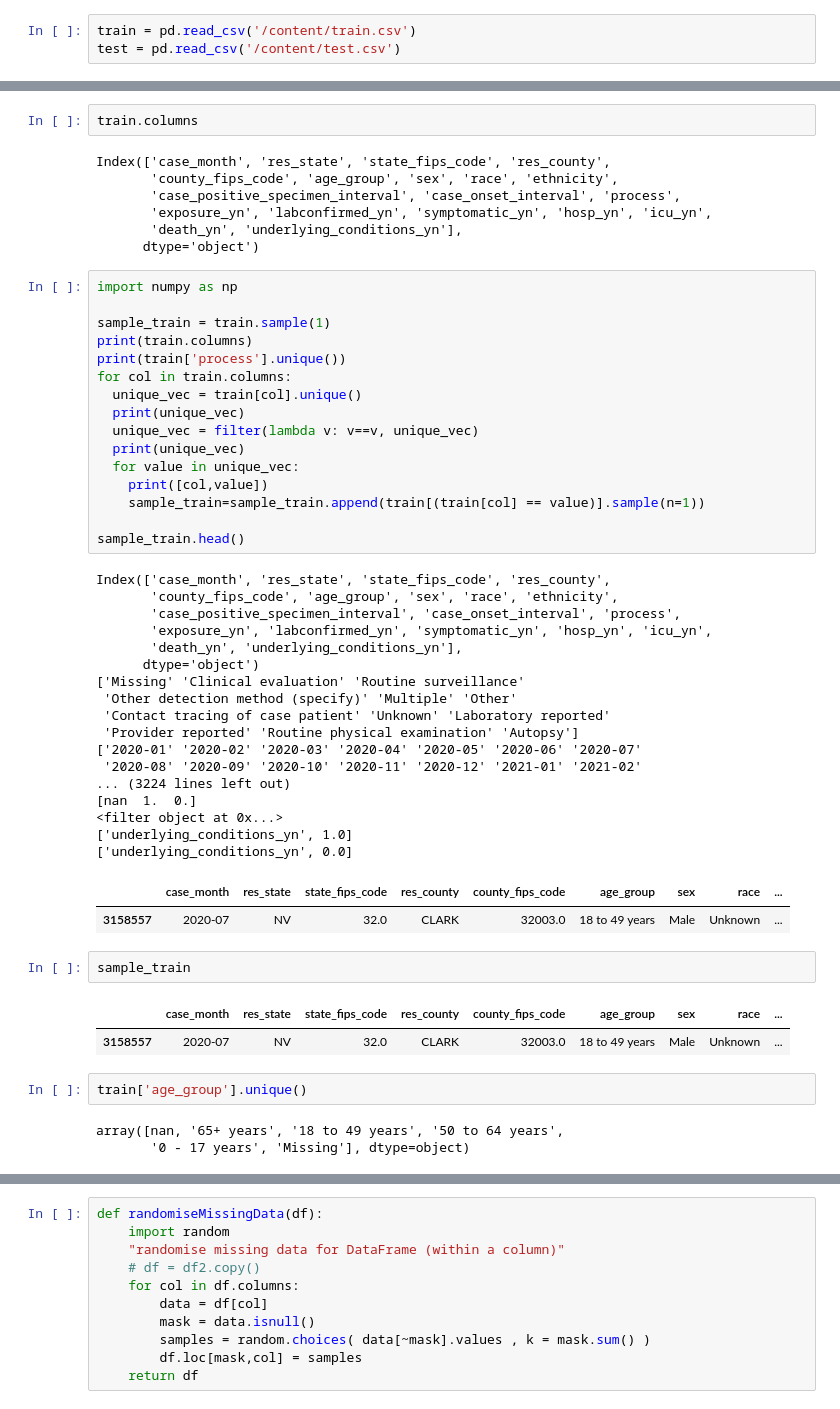
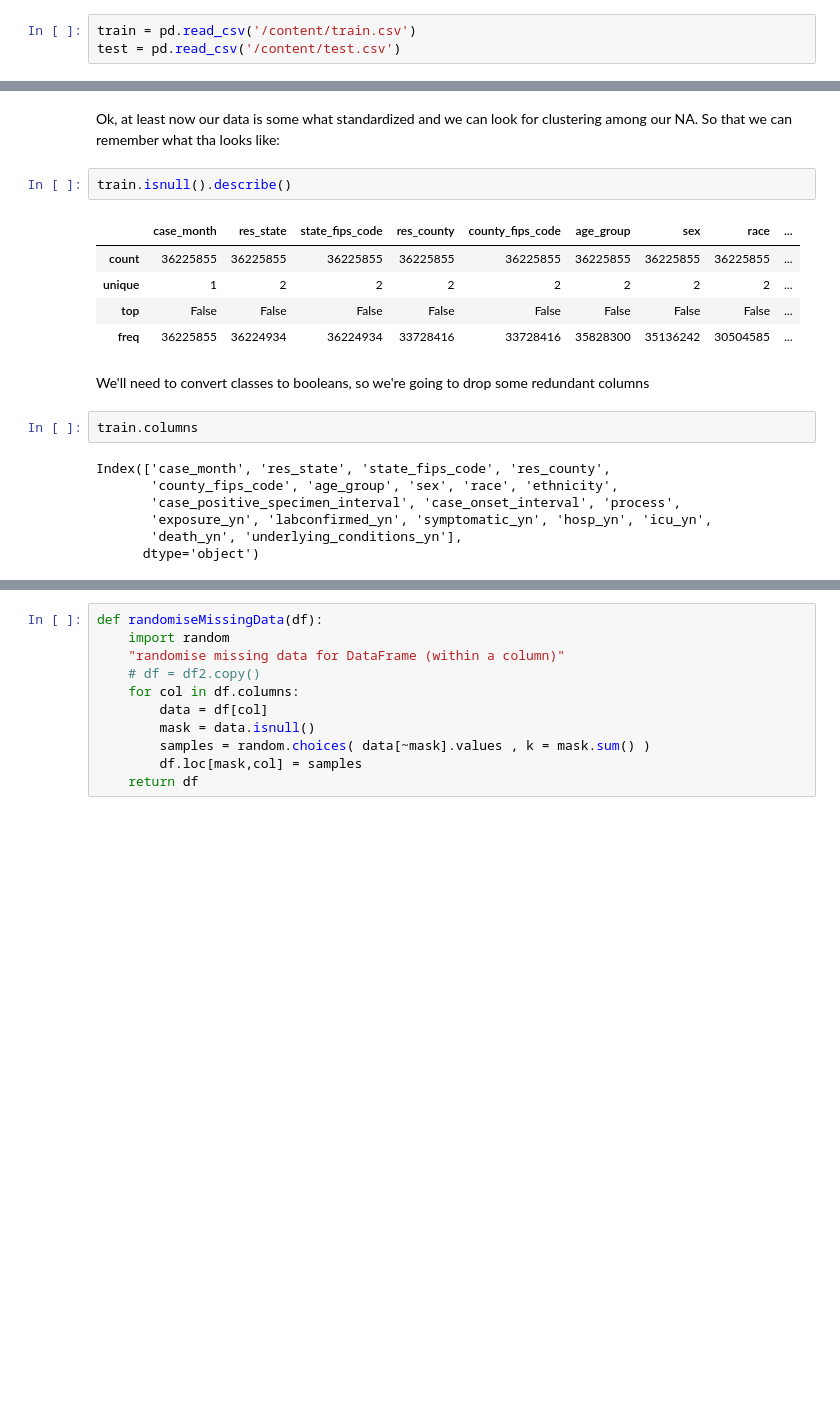
Before and after one commit to seismosmsr/machine_learning, a Jupyter notebook: kaggle_api_in_colab.ipynb, the cells around one changed output, grey strips where cells are left out. Cells and saved outputs as stored; diff of their text form; blank space fills up the shorter version.

```diff
--- a/kaggle_api_in_colab.ipynb
+++ b/kaggle_api_in_colab.ipynb
@@ -96,3 +204,15 @@ test = pd.read_csv('/content/test.csv')
+# %% [markdown]
+Ok, at least now our data is some what standardized and we can look for clustering among our NA. So that we can remember what tha looks like:
+# %%
+train.isnull().describe()
+# %% [output]
+|  | case_month | res_state | state_fips_code | res_county | county_fips_code | age_group | sex | race | ... |
+| count | 36225855 | 36225855 | 36225855 | 36225855 | 36225855 | 36225855 | 36225855 | 36225855 | ... |
+| unique | 1 | 2 | 2 | 2 | 2 | 2 | 2 | 2 | ... |
+| top | False | False | False | False | False | False | False | False | ... |
+| freq | 36225855 | 36224934 | 36224934 | 33728416 | 33728416 | 35828300 | 35136242 | 30504585 | ... |
+# %% [markdown]
+We'll need to convert classes to booleans, so we're going to drop some redundant columns
 # %%
 train.columns
 # %% [output]
@@ -102,49 +222,3 @@ Index(['case_month', 'res_state', 'state_fips_code', 'res_county',
        'exposure_yn', 'labconfirmed_yn', 'symptomatic_yn', 'hosp_yn', 'icu_yn',
        'death_yn', 'underlying_conditions_yn'],
       dtype='object')
-# %%
-import numpy as np
-
-sample_train = train.sample(1)
-print(train.columns)
-print(train['process'].unique())
-for col in train.columns:
-  unique_vec = train[col].unique()
-  print(unique_vec)
-  unique_vec = filter(lambda v: v==v, unique_vec)
-  print(unique_vec)
-  for value in unique_vec:
-    print([col,value])
-    sample_train=sample_train.append(train[(train[col] == value)].sample(n=1))
-
-sample_train.head()
-# %% [output]
-Index(['case_month', 'res_state', 'state_fips_code', 'res_county',
-       'county_fips_code', 'age_group', 'sex', 'race', 'ethnicity',
-       'case_positive_specimen_interval', 'case_onset_interval', 'process',
-       'exposure_yn', 'labconfirmed_yn', 'symptomatic_yn', 'hosp_yn', 'icu_yn',
-       'death_yn', 'underlying_conditions_yn'],
-      dtype='object')
-['Missing' 'Clinical evaluation' 'Routine surveillance'
- 'Other detection method (specify)' 'Multiple' 'Other'
- 'Contact tracing of case patient' 'Unknown' 'Laboratory reported'
- 'Provider reported' 'Routine physical examination' 'Autopsy']
-['2020-01' '2020-02' '2020-03' '2020-04' '2020-05' '2020-06' '2020-07'
- '2020-08' '2020-09' '2020-10' '2020-11' '2020-12' '2021-01' '2021-02'
-... (3224 lines left out)
-[nan  1.  0.]
-<filter object at 0x...>
-['underlying_conditions_yn', 1.0]
-['underlying_conditions_yn', 0.0]
-|  | case_month | res_state | state_fips_code | res_county | county_fips_code | age_group | sex | race | ... |
-| 3158557 | 2020-07 | NV | 32.0 | CLARK | 32003.0 | 18 to 49 years | Male | Unknown | ... |
-# %%
-sample_train
-# %% [output]
-|  | case_month | res_state | state_fips_code | res_county | county_fips_code | age_group | sex | race | ... |
-| 3158557 | 2020-07 | NV | 32.0 | CLARK | 32003.0 | 18 to 49 years | Male | Unknown | ... |
-# %%
-train['age_group'].unique()
-# %% [output]
-array([nan, '65+ years', '18 to 49 years', '50 to 64 years',
-       '0 - 17 years', 'Missing'], dtype=object)
```
Also changed, not shown: parts of 38 cells of this notebook.
